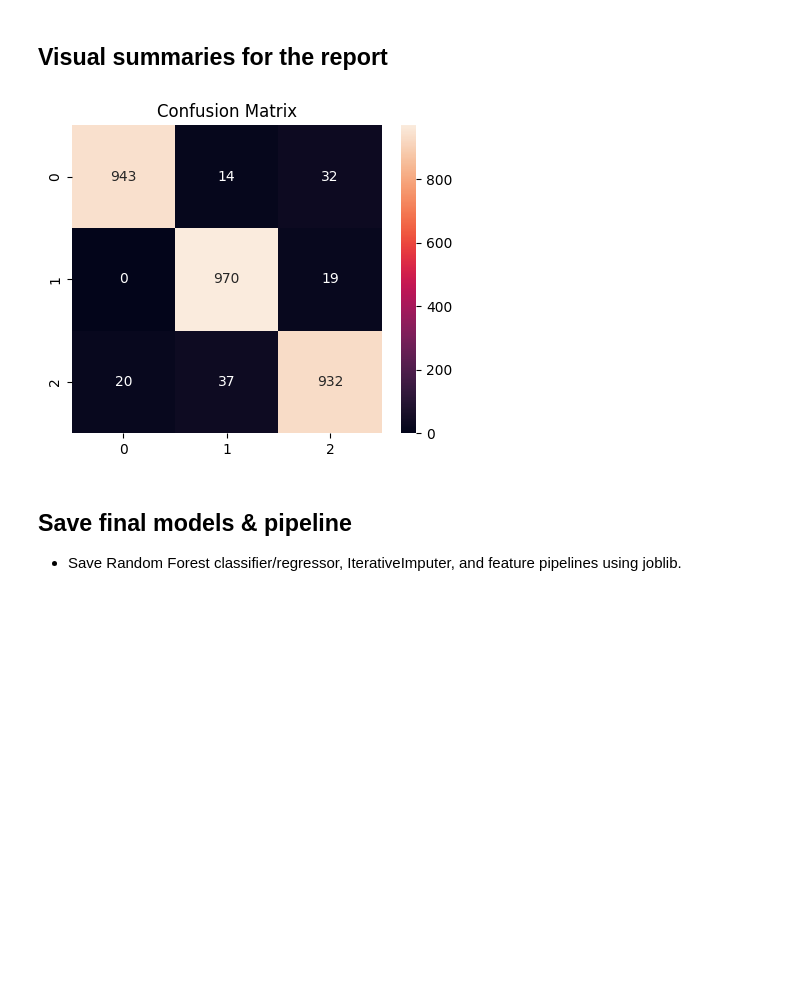
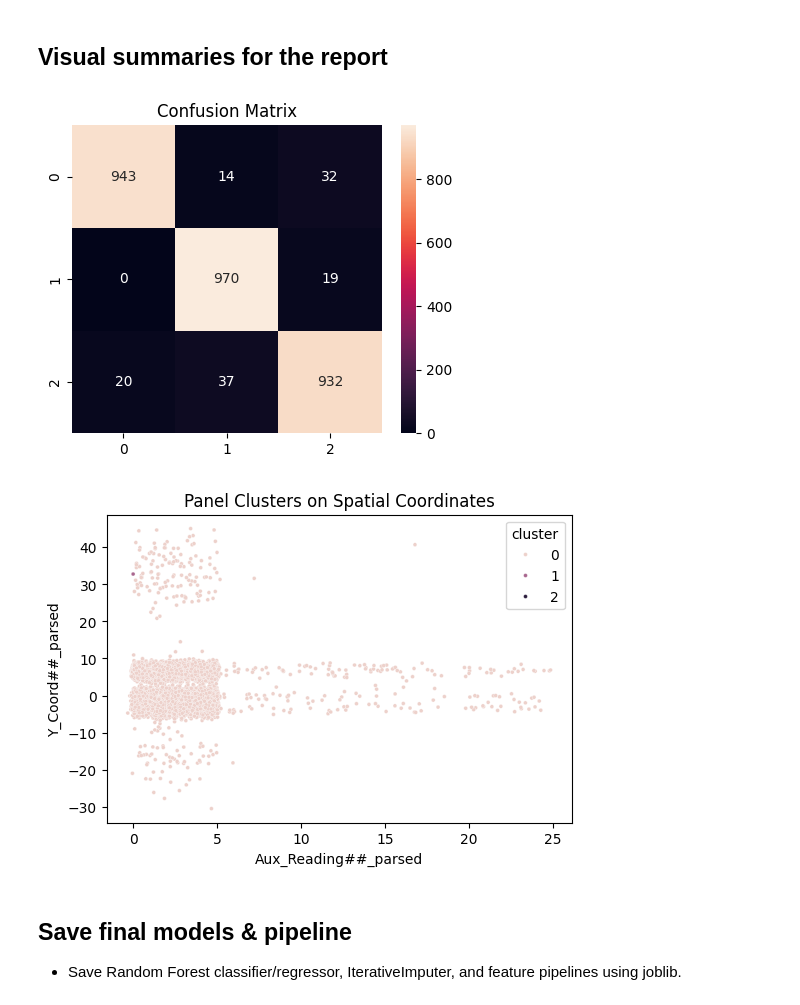
Before and after one commit to TiredCat388/CMSC-173-Midterm-Exam, a Jupyter notebook: CMSC_173_Midterm_Exam.ipynb, the cells around one changed output. Saved outputs shown, nothing was run; the diff lists cells and outputs as text; code cells hidden in the pictures; blank space fills up the shorter version.

```diff
--- a/CMSC_173_Midterm_Exam.ipynb
+++ b/CMSC_173_Midterm_Exam.ipynb
@@ -644,19 +726,25 @@ cluster_summary
 # %%
 # Confusion Matrix
 plt.figure(figsize=(5,4))
 sns.heatmap(cm, annot=True, fmt='d')
 plt.title('Confusion Matrix')
 plt.savefig('confusion_matrix.png', bbox_inches='tight', dpi=150)
 
 
-# Cluster Map
-if 'X Coord##_parsed' in df.columns and 'Y Coord##_parsed' in df.columns:
-  plt.figure(figsize=(6,4))
-  sns.scatterplot(x=df['X Coord##_parsed'], y=df['Y Coord##_parsed'], hue=df['cluster'], s=8)
-  plt.title('Panel clusters on spatial coordinates')
-  plt.savefig('clusters_map.png', bbox_inches='tight', dpi=150)
+xcol = [c for c in df.columns if 'x' in c.lower() and 'parsed' in c.lower()]
+ycol = [c for c in df.columns if 'y' in c.lower() and 'parsed' in c.lower()]
+
+if xcol and ycol and 'cluster' in df.columns:
+    plt.figure(figsize=(6,4))
+    sns.scatterplot(x=df[xcol[0]], y=df[ycol[0]], hue=df['cluster'], s=8)
+    plt.title('Panel Clusters on Spatial Coordinates')
+    plt.savefig('clusters_map.png', dpi=150, bbox_inches='tight')
+    plt.show()
+else:
+    print("Parsed coordinates or 'cluster' column not found. Cannot generate cluster map.")
 # %% [output]
 [figure]
+[figure, added]
 # %% [markdown]
 ## Save final models & pipeline
 
```
Also changed, not shown: parts of 8 cells of this notebook.
